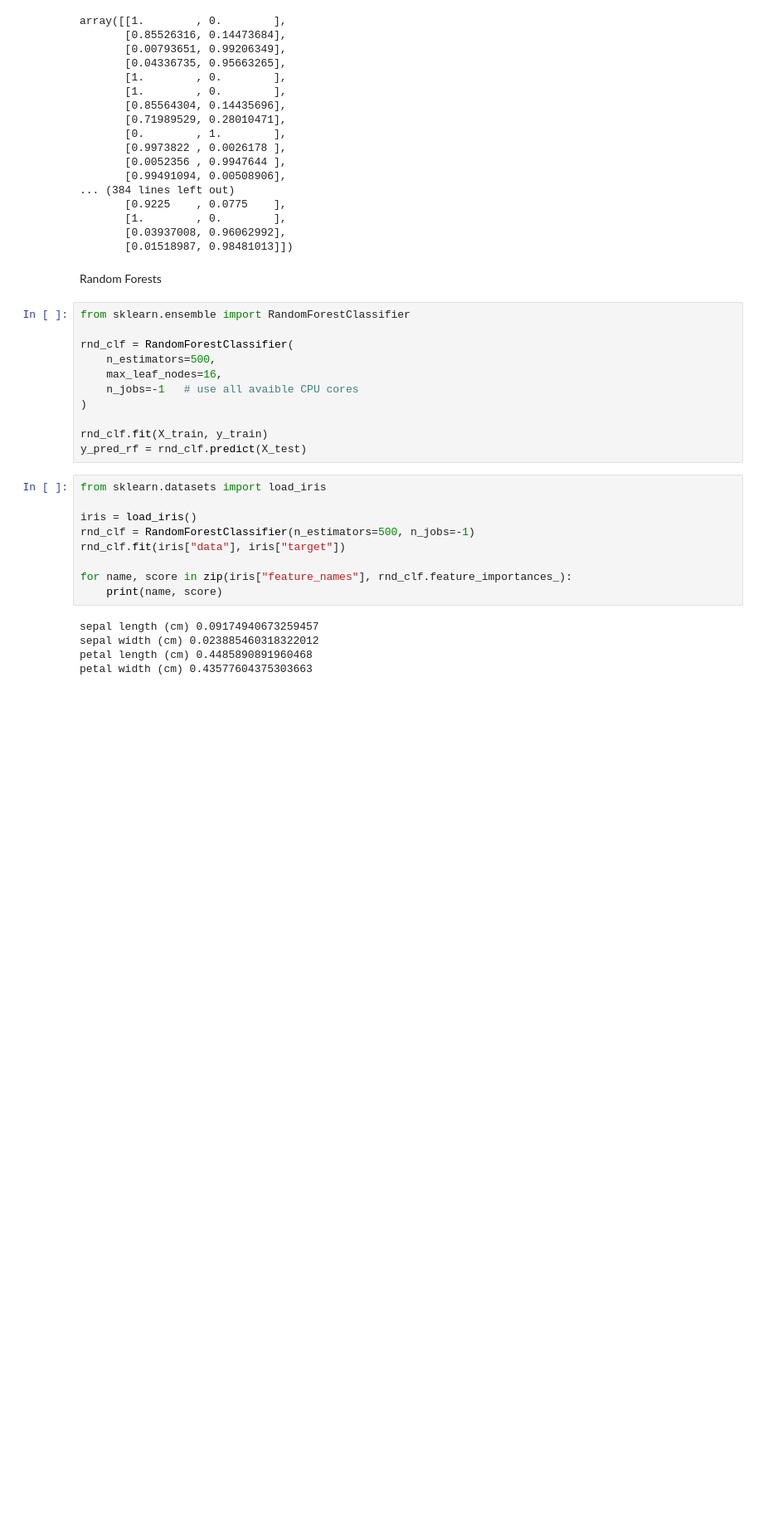
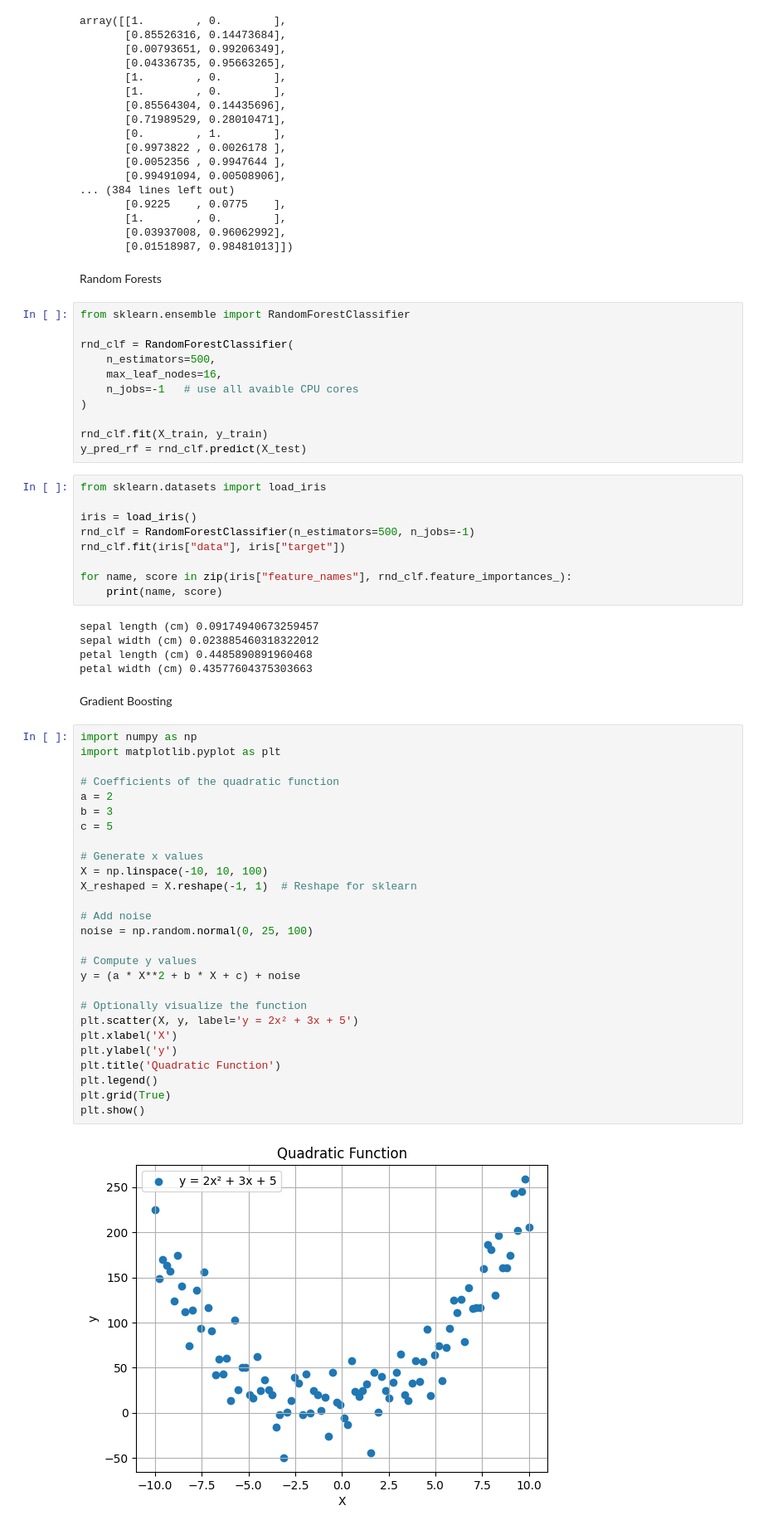
Before and after one commit to raphael-ph/study, a Jupyter notebook: hands_on_machine_learning/experiments/chapter_7.ipynb, the cells around one changed output. Shown at 83% size. Saved outputs shown, nothing was run; the diff lists cells and outputs as text; blank space fills up the shorter version.

```diff
--- a/hands_on_machine_learning/experiments/chapter_7.ipynb
+++ b/hands_on_machine_learning/experiments/chapter_7.ipynb
@@ -164,3 +164,34 @@ sepal length (cm) 0.09174940673259457
 sepal width (cm) 0.023885460318322012
 petal length (cm) 0.4485890891960468
 petal width (cm) 0.43577604375303663
+# %% [markdown]
+Gradient Boosting
+# %%
+import numpy as np
+import matplotlib.pyplot as plt
+
+# Coefficients of the quadratic function
+a = 2
+b = 3
+c = 5
+
+# Generate x values
+X = np.linspace(-10, 10, 100)
+X_reshaped = X.reshape(-1, 1)  # Reshape for sklearn
+
+# Add noise
+noise = np.random.normal(0, 25, 100)
+
+# Compute y values
+y = (a * X**2 + b * X + c) + noise
+
+# Optionally visualize the function
+plt.scatter(X, y, label='y = 2x² + 3x + 5')
+plt.xlabel('X')
+plt.ylabel('y')
+plt.title('Quadratic Function')
+plt.legend()
+plt.grid(True)
+plt.show()
+# %% [output]
+[figure, added]
```
Also changed, not shown: parts of 7 cells of this notebook.
